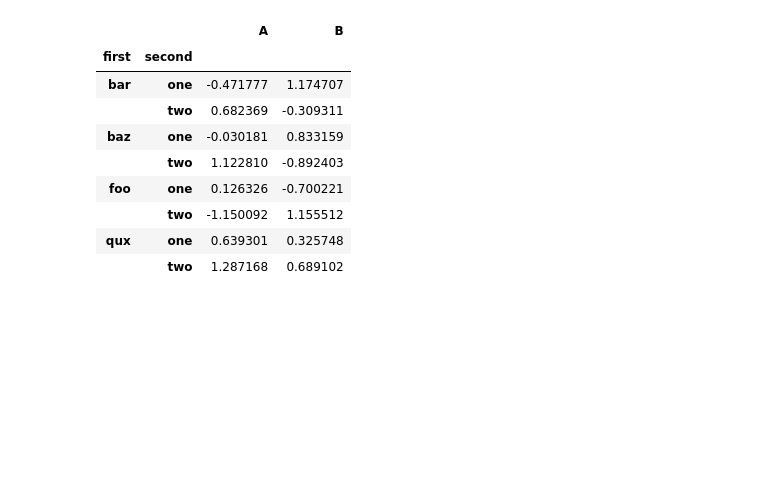
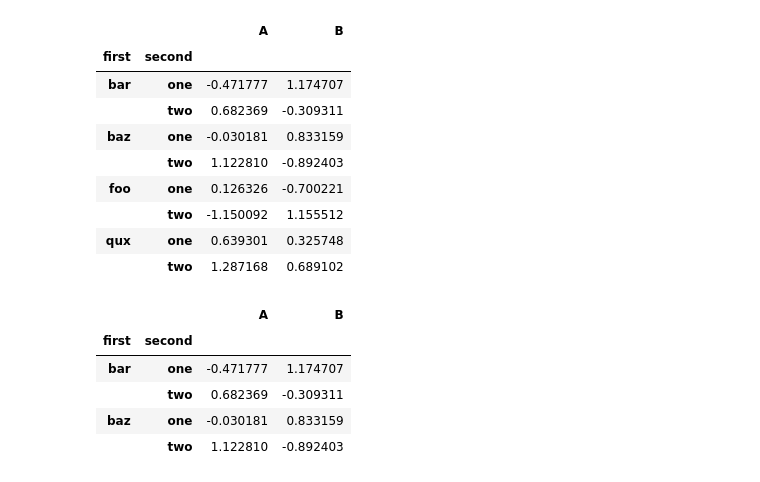
Before and after one commit to Guilehm/notebooks, a Jupyter notebook: basics_of_pandas.ipynb, the cells around one changed output. Saved outputs shown, nothing was run; the diff lists cells and outputs as text; code cells hidden in the pictures; blank space fills up the shorter version.

```diff
--- a/basics_of_pandas.ipynb
+++ b/basics_of_pandas.ipynb
@@ -460,3 +460,13 @@ df
 |  | two | -1.150092 | 1.155512 |
 | qux | one | 0.639301 | 0.325748 |
 |  | two | 1.287168 | 0.689102 |
+# %%
+df2 = df[:4]
+df2
+# %% [output]
+|  |  | A | B |
+| first | second |  |  |
+| bar | one | -0.471777 | 1.174707 |
+|  | two | 0.682369 | -0.309311 |
+| baz | one | -0.030181 | 0.833159 |
+|  | two | 1.122810 | -0.892403 |
```
